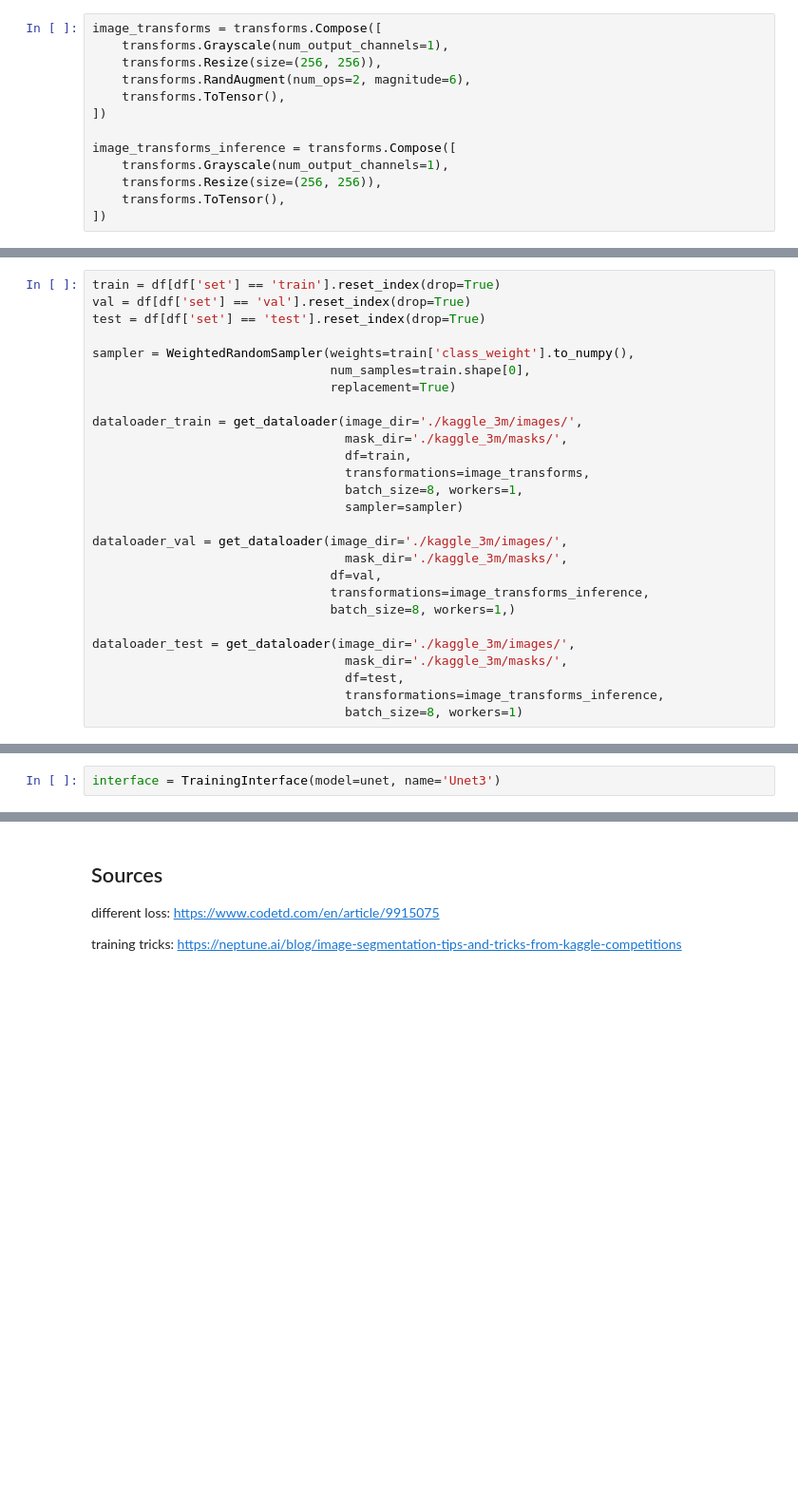
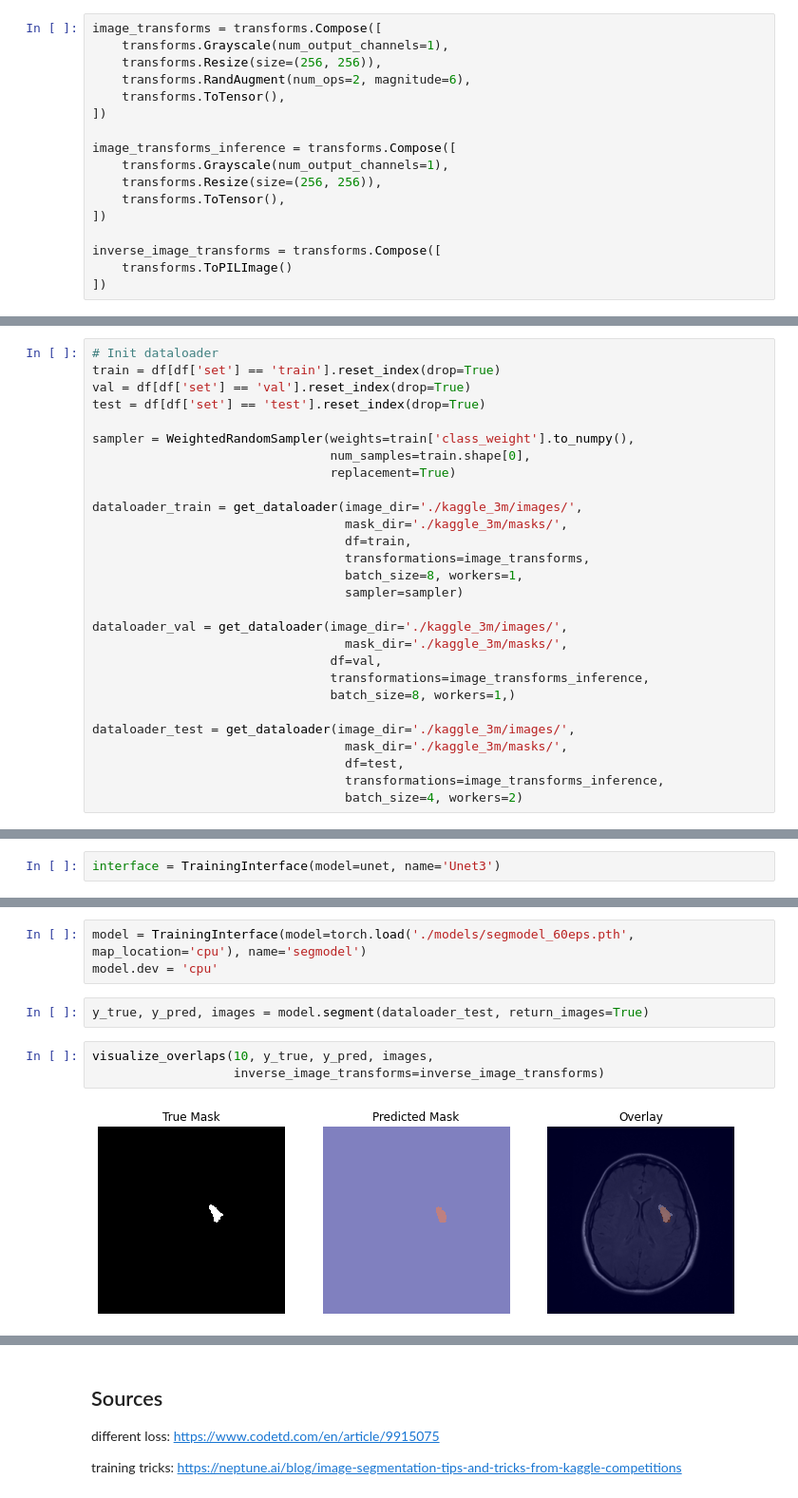
Before and after one commit to simsta1/brain-mri-semantic-segmentation, a Jupyter notebook: image_segment.ipynb, the cells around one changed output, grey strips where cells are left out. Shown at 95% size. Saved outputs shown, nothing was run; the diff lists cells and outputs as text; blank space fills up the shorter version.

```diff
--- a/image_segment.ipynb
+++ b/image_segment.ipynb
@@ -236,6 +296,10 @@ image_transforms_inference = transforms.Compose([
     transforms.Resize(size=(256, 256)),
     transforms.ToTensor(),
 ])
+
+inverse_image_transforms = transforms.Compose([
+    transforms.ToPILImage()
+])
 # %%
 dataloader = get_dataloader(image_dir='./kaggle_3m/images/',
                             mask_dir='./kaggle_3m/masks/',
@@ -280,4 +352,5 @@ df.head(2)
 # %%
+# Init dataloader
 train = df[df['set'] == 'train'].reset_index(drop=True)
 val = df[df['set'] == 'val'].reset_index(drop=True)
 test = df[df['set'] == 'test'].reset_index(drop=True)
@@ -303,5 +376,5 @@ dataloader_test = get_dataloader(image_dir='./kaggle_3m/images/',
                                   mask_dir='./kaggle_3m/masks/',
                                   df=test,
                                   transformations=image_transforms_inference,
-                                  batch_size=8, workers=1)
+                                  batch_size=4, workers=2)
 # %%
@@ -340,0 +399,10 @@ for idx in range(0, 20):
+# %%
+model = TrainingInterface(model=torch.load('./models/segmodel_60eps.pth', map_location='cpu'), name='segmodel')
+model.dev = 'cpu'
+# %%
+y_true, y_pred, images = model.segment(dataloader_test, return_images=True)
+# %%
+visualize_overlaps(10, y_true, y_pred, images,
+                   inverse_image_transforms=inverse_image_transforms)
+# %% [output]
+[figure, added]
```
Also changed, not shown: parts of 30 cells of this notebook.
